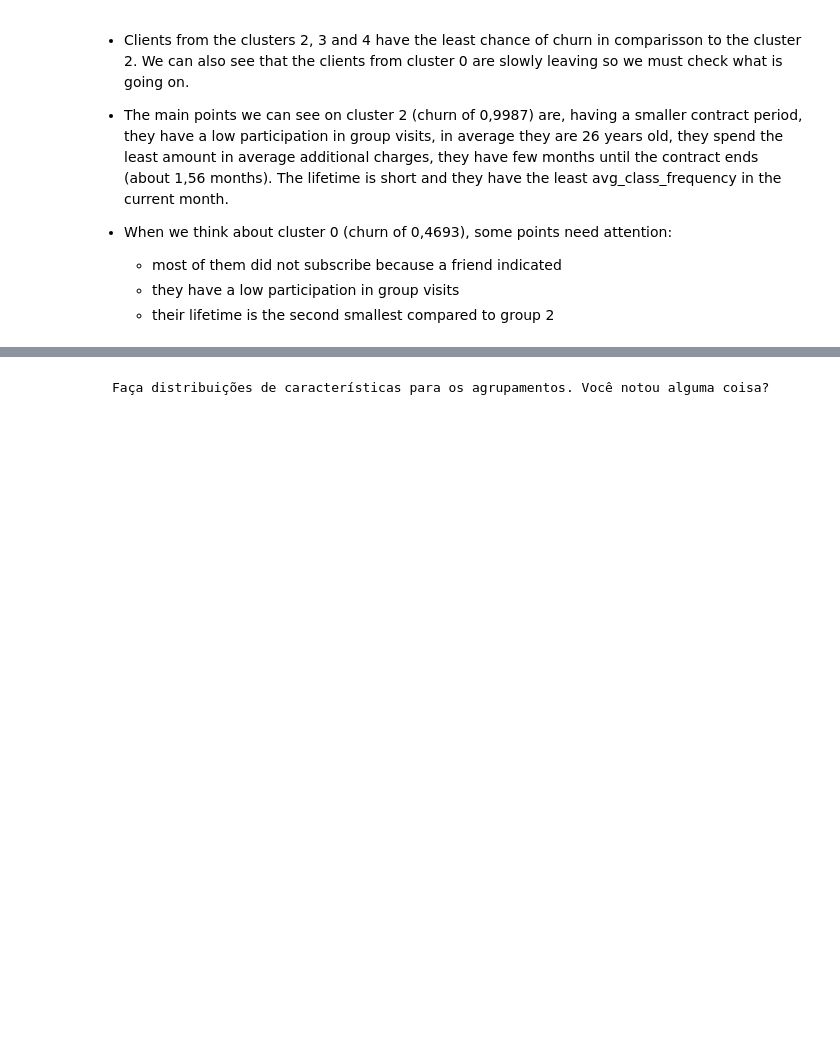
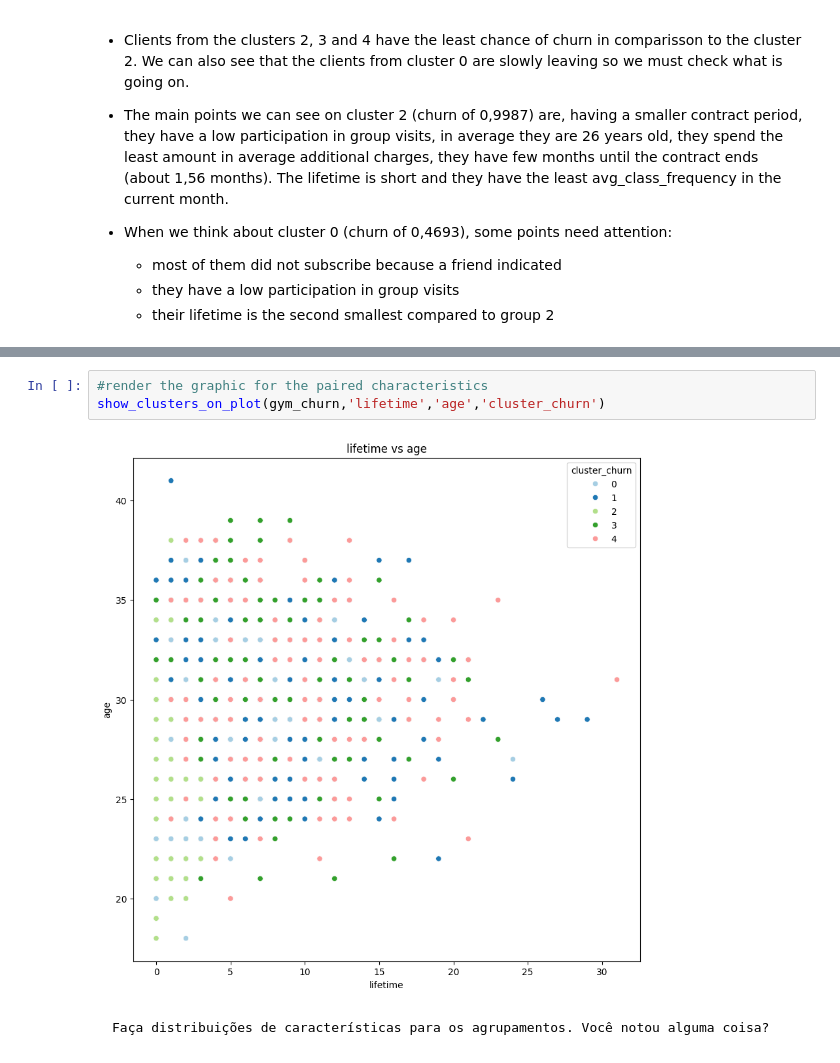
Before and after one commit to renanpan/Rotatividade_de_clientes_com_ML, a Jupyter notebook: sprint_12_project.ipynb, the cells around one changed output, grey strips where cells are left out. Drawn from its saved outputs; the diff is of its cells as text; blank space fills up the shorter version.

Commit message:
adding another graph for kmeans age vs lifetime

```diff
--- a/sprint_12_project.ipynb
+++ b/sprint_12_project.ipynb
@@ -332,3 +323,8 @@ show_clusters_on_plot(gym_churn,'avg_additional_charges_total','avg_class_freque
+# %%
+#render the graphic for the paired characteristics
+show_clusters_on_plot(gym_churn,'lifetime','age','cluster_churn')
+# %% [output]
+[figure, added]
 # %% [markdown]
     Faça distribuições de características para os agrupamentos. Você notou alguma coisa?
 # %% [markdown]
```
Also changed, not shown: parts of 2 cells of this notebook.
